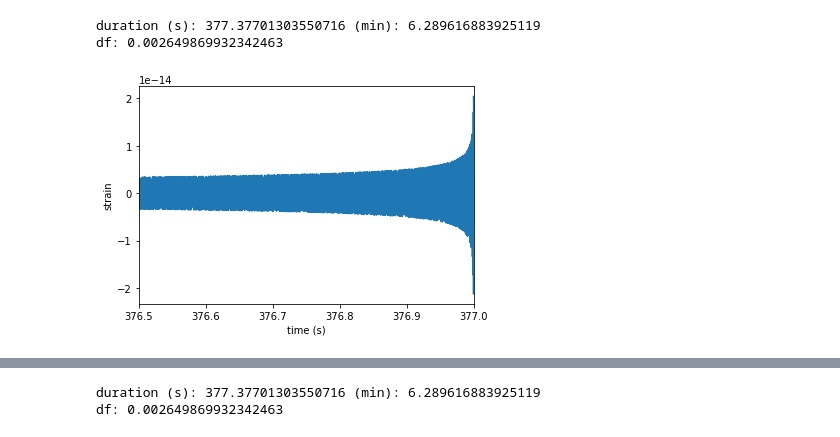
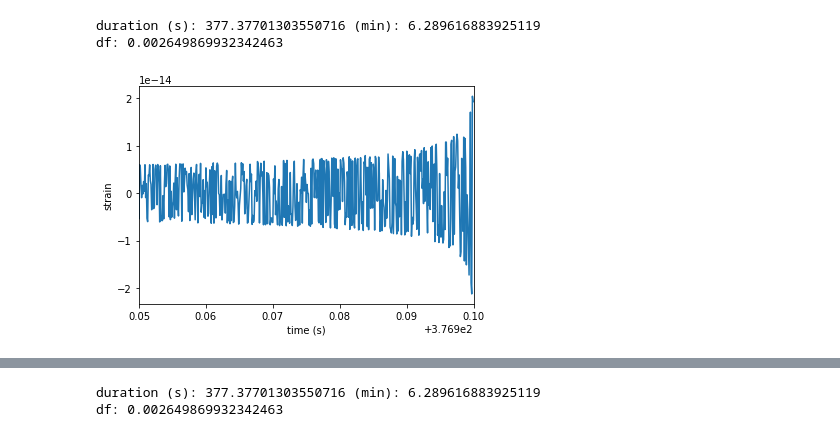
Before and after one commit to jwaldroup/gracefo_gw_search, a Jupyter notebook: q_c_orbit_basic_waveform.ipynb, the cells around one changed output, grey strips where cells are left out. Saved outputs shown, nothing was run; the diff lists cells and outputs as text; code cells hidden in the pictures.

```diff
--- a/q_c_orbit_basic_waveform.ipynb
+++ b/q_c_orbit_basic_waveform.ipynb
@@ -104,11 +105,11 @@ df: 0.002649869932342463
 # %%
 plt.plot(times, plus, label='h_plus chirp')
 plt.xlabel('time (s)')
 plt.ylabel('strain')
-plt.xlim(376.5, 377)
+plt.xlim(376.95, 377)
 #plt.legend()
 plt.savefig("strange_waveform.png")
 plt.show()
 # %% [output]
-[figure, old version]
+[figure, new version]
 # %% [markdown]
```
Also changed, not shown: parts of 5 cells of this notebook.
